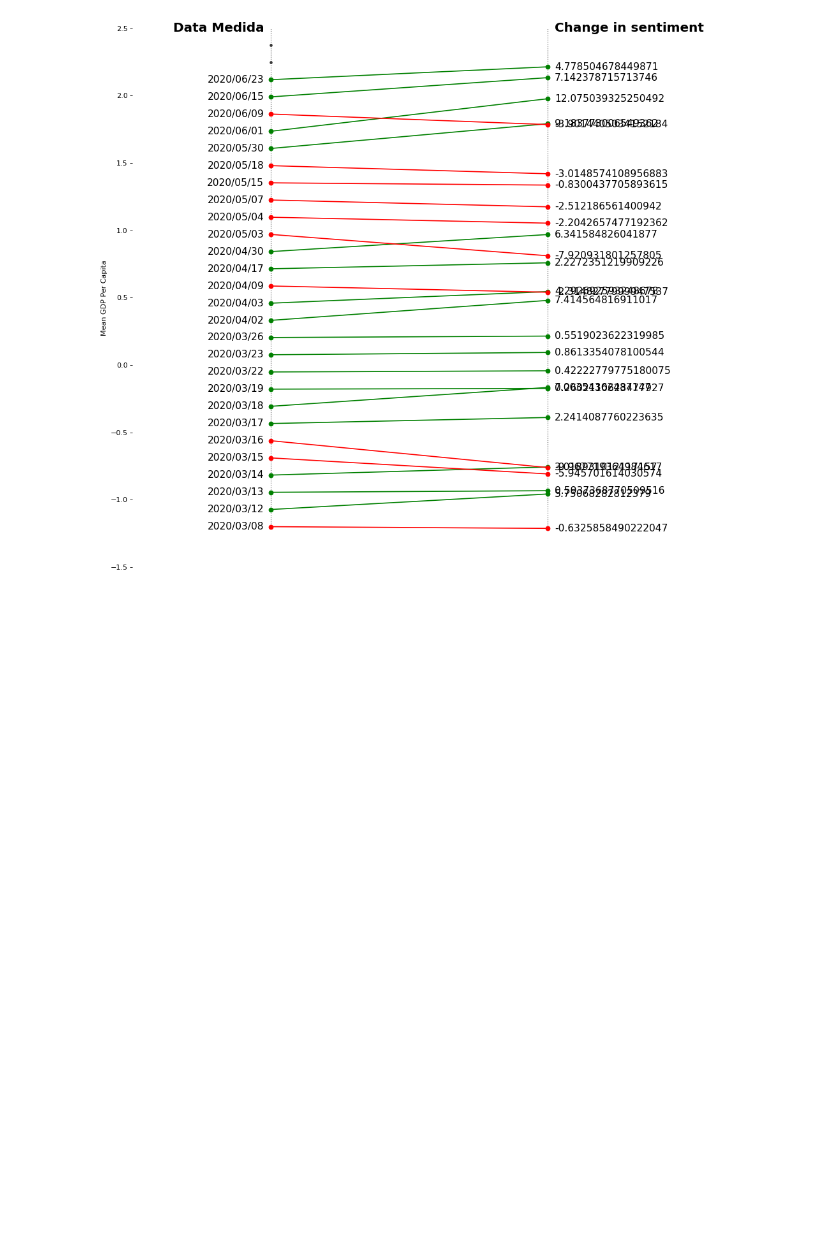
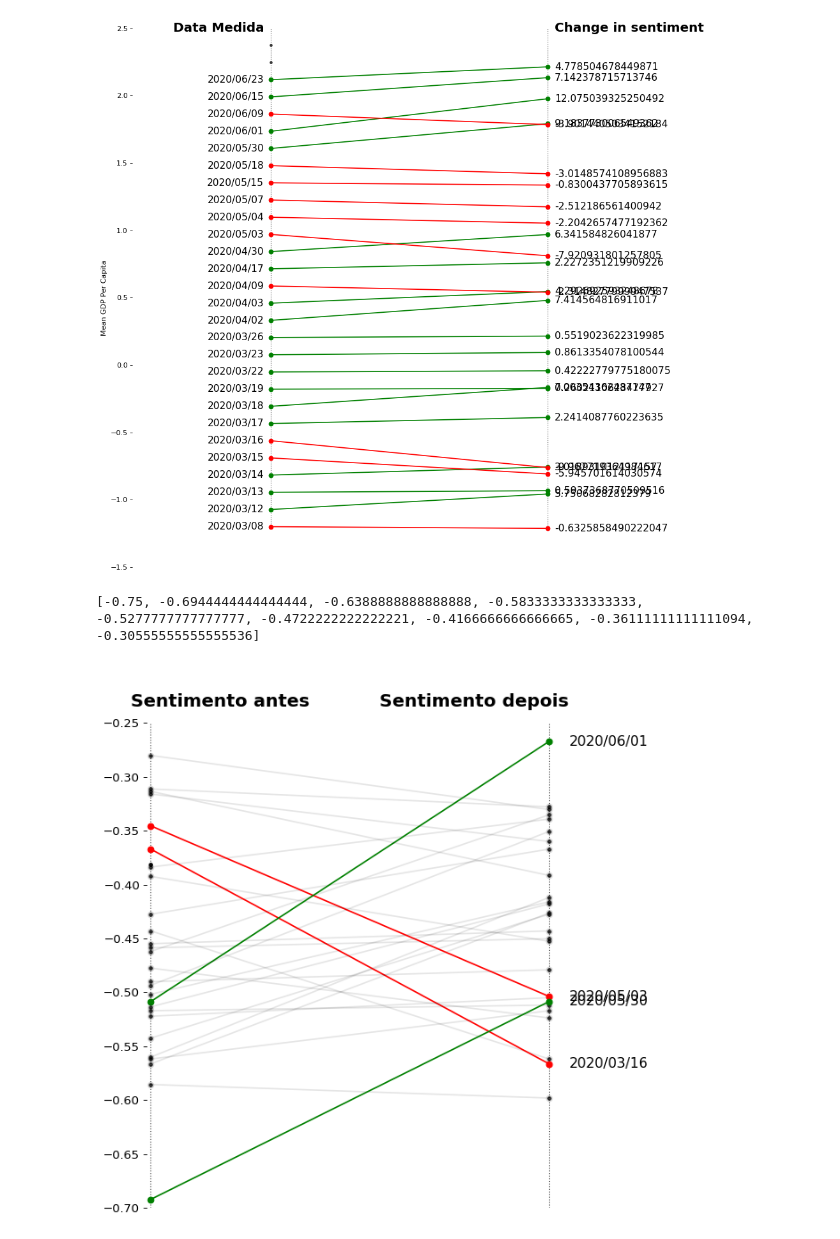
Before and after one commit to dssg-pt/miniproject-sentimentanalysis-covid, a Jupyter notebook: notebooks/medidas.ipynb, the cells around one changed output. Drawn from its saved outputs; the diff is of its cells as text; code cells hidden in the pictures; blank space fills up the shorter version.

Commit message:
add notebooks for plots

```diff
--- a/notebooks/medidas.ipynb
+++ b/notebooks/medidas.ipynb
@@ -476,3 +491,82 @@ plt.gca().spines["left"].set_alpha(.0)
 plt.show()
 # %% [output]
 [figure]
+# %%
+y_ticks = list(np.arange(-0.75, -0.25, (-0.25-(-0.75))/9))
+print(y_ticks)
+# %% [output]
+[-0.75, -0.6944444444444444, -0.6388888888888888, -0.5833333333333333, -0.5277777777777777, -0.4722222222222221, -0.4166666666666665, -0.36111111111111094, -0.30555555555555536]
+# %%
+import matplotlib.lines as mlines
+
+left_label = [df.loc[key, 'before_date'] for key in df.index]
+right_label = [df.loc[key, 'after_date'] for key in df.index]
+klass = ['red' if (y1-y2) < 0 else 'green' for y1, y2 in zip(df['after_sentiment'], df['before_sentiment'])]
+
+# Date arrays
+dates_before = [date.strftime('%Y/%m/%d') for date in df['before_date'].index.to_numpy()]
+dates_middle = [date.strftime('%Y/%m/%d') for date in df['middle_date']]
+dates_after = [date.strftime('%Y/%m/%d') for date in df['after_date'].index.to_numpy()]
+
+dates_size = len(dates_before)
+y_ticks = [-0.7, -0.65, -0.6, -0.55, -0.5, -0.45, -0.4, -0.35, -0.3, -0.25]
+
+# draw line
+# https://stackoverflow.com/questions/36470343/how-to-draw-a-line-with-matplotlib/36479941
+def newline(p1, p2, color=True):
+    ax = plt.gca()
+    if color:
+        l = mlines.Line2D([p1[0],p2[0]],
+                          [p1[-1],p2[-1]],
+                          color='red' if p1[-1]-p2[-1] > 0 else 'green',
+                          marker='o',
+                          markersize=6)
+    else:
+        l = mlines.Line2D([p1[0],p2[0]],
+                          [p1[-1],p2[-1]],
+                          color='black',
+                          alpha=0.1,
+                          marker='o',
+                          markersize=6)
+    ax.add_line(l)
+    return l
+
+fig, ax = plt.subplots(1,1,figsize=(8,10), dpi= 80)
+
+# Vertical Lines
+ax.vlines(x=1, ymin=-0.7, ymax=-0.25, color='black', alpha=0.7, linewidth=1, linestyles='dotted')
+ax.vlines(x=2, ymin=-0.7, ymax=-0.25, color='black', alpha=0.7, linewidth=1, linestyles='dotted')
+
+# Points
+ax.scatter(y=df['before_sentiment'],
+           x=np.repeat(1, df.shape[0]), s=10, color='black', alpha=0.7)
+ax.scatter(y=df['after_sentiment'],
+           x=np.repeat(2, df.shape[0]), s=10, color='black', alpha=0.7)
+
+# Line Segmentsand Annotation
+for i, p in enumerate(zip(df['before_sentiment'], df['after_sentiment'])):
+    if (i < dates_size-2):
+        if(abs(p[1]-p[0]) > 0.15):
+            newline([1, p[0]], [2, p[1]])
+            ax.text(2+0.05, p[1], str(dates_middle[i]), horizontalalignment='left', verticalalignment='center', fontdict={'size':14})
+        else:
+            newline([1, p[0]], [2, p[1]], False)
+
+# 'Before' and 'After' Annotations
+ax.text(1-0.05, -0.23, 'Sentimento antes', horizontalalignment='left', verticalalignment='center', fontdict={'size':18, 'weight':700})
+ax.text(2+0.05, -0.23, 'Sentimento depois', horizontalalignment='right', verticalalignment='center', fontdict={'size':18, 'weight':700})
+
+# Decoration
+#ax.set_title("Slopechart: Comparing GDP Per Capita between 1952 vs 1957", fontdict={'size':22})
+ax.set(xlim=(0.99,2.1), ylim=(-0.7, -0.2))
+ax.set_xticks([])
+plt.yticks(y_ticks, fontsize=12)
+
+# Lighten borders
+plt.gca().spines["top"].set_alpha(.0)
+plt.gca().spines["bottom"].set_alpha(.0)
+plt.gca().spines["right"].set_alpha(.0)
+plt.gca().spines["left"].set_alpha(.0)
+plt.show()
+# %% [output]
+[figure, added]
```
Also changed, not shown: parts of 26 cells of this notebook, 3 other files.
